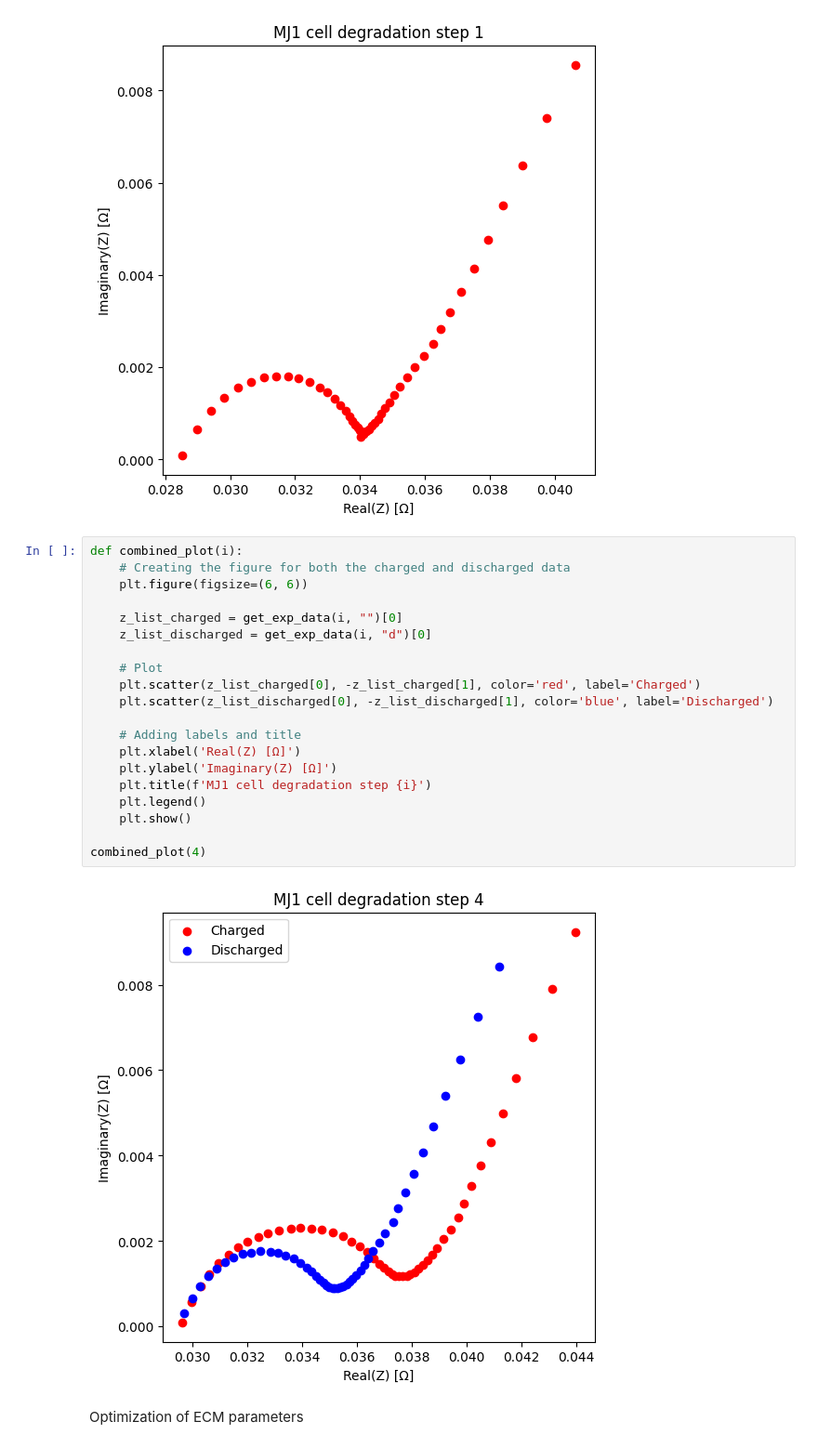
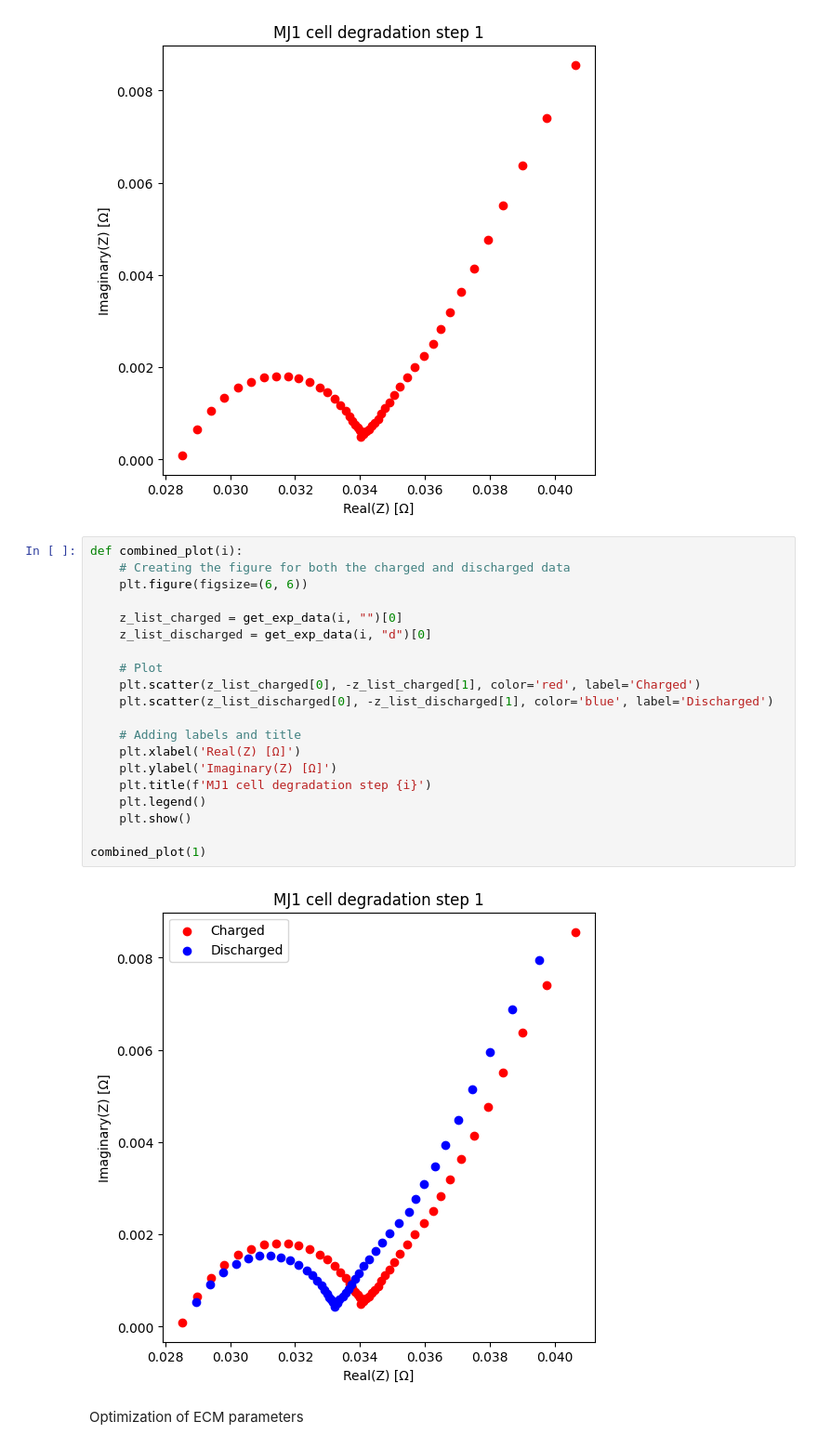
Before and after one commit to samaard2001/EIS-code, a Jupyter notebook: Code/EIS_degrad_params.ipynb, the cells around one changed output. Shown at 93% size. Saved outputs shown, nothing was run; the diff lists cells and outputs as text.

```diff
--- a/Code/EIS_degrad_params.ipynb
+++ b/Code/EIS_degrad_params.ipynb
@@ -89,25 +70,25 @@ plotting(1, "")
 # %%
 def combined_plot(i):
     # Creating the figure for both the charged and discharged data
     plt.figure(figsize=(6, 6))
 
     z_list_charged = get_exp_data(i, "")[0]
     z_list_discharged = get_exp_data(i, "d")[0]
 
     # Plot
     plt.scatter(z_list_charged[0], -z_list_charged[1], color='red', label='Charged')
     plt.scatter(z_list_discharged[0], -z_list_discharged[1], color='blue', label='Discharged')
 
     # Adding labels and title
     plt.xlabel('Real(Z) [Ω]')
     plt.ylabel('Imaginary(Z) [Ω]')
     plt.title(f'MJ1 cell degradation step {i}')
     plt.legend()
     plt.show()
 
-combined_plot(4)
+combined_plot(1)
 # %% [output]
-[figure, old version]
+[figure, new version]
 # %% [markdown]
 Optimization of ECM parameters
 # %%
```
Also changed, not shown: parts of 4 cells of this notebook.
